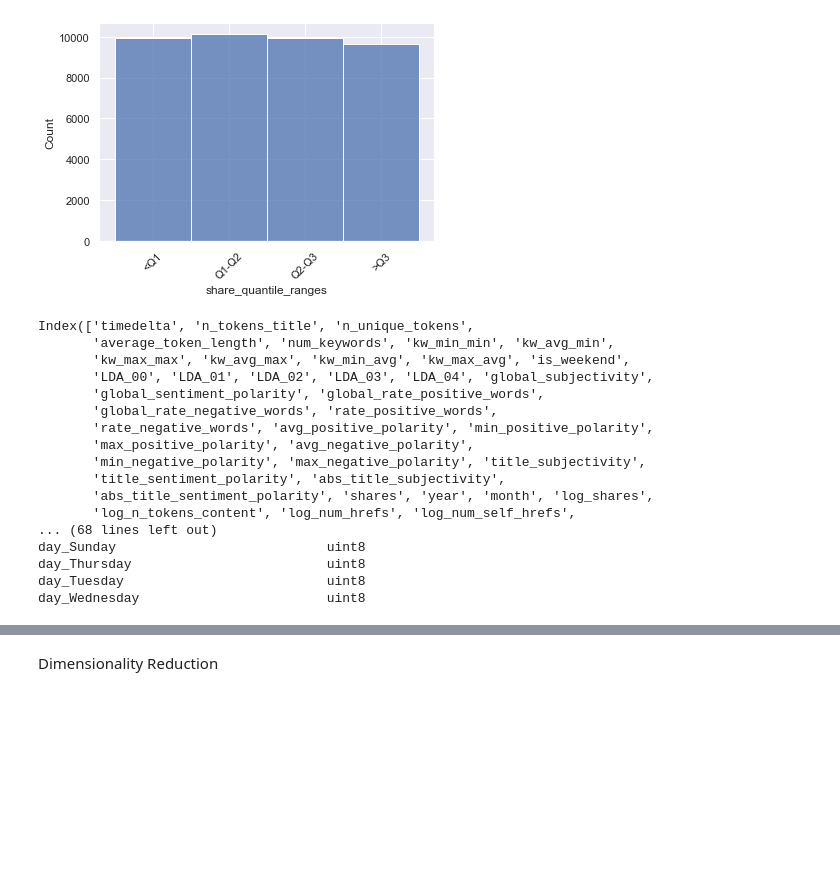
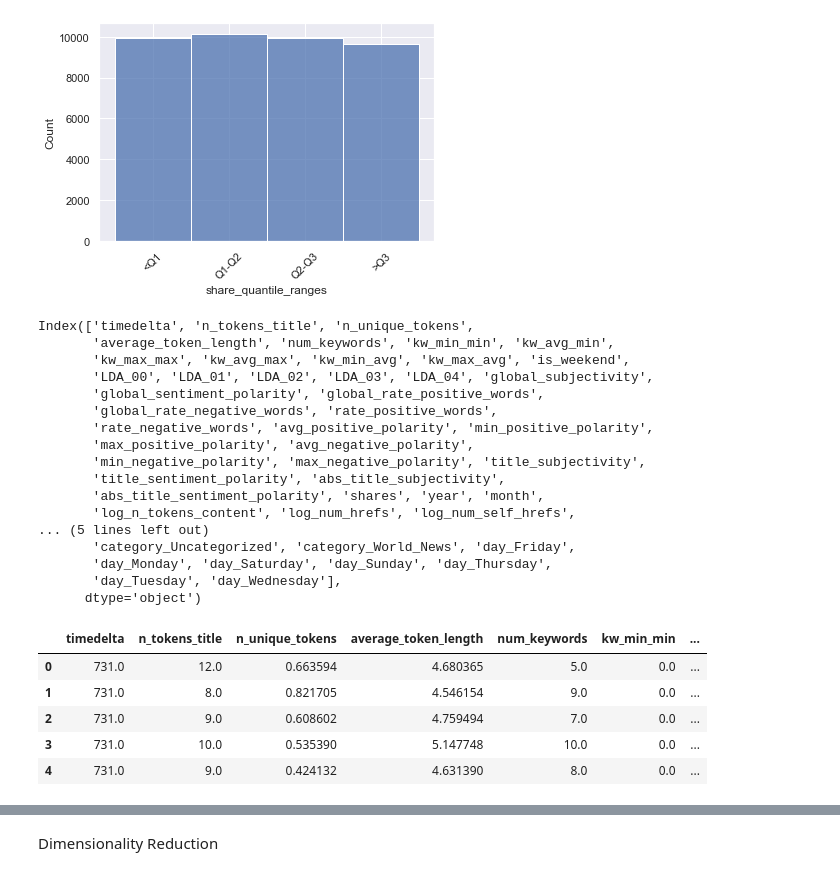
Before and after one commit to Mcusac/OnlineNewsPopML, a Jupyter notebook: 2 - Classification/Classification(Tim03).ipynb, the cells around one changed output, grey strips where cells are left out. Cells and saved outputs as stored; diff of their text form; code cells hidden in the pictures; blank space fills up the shorter version.

```diff
--- a/2 - Classification/Classification(Tim03).ipynb
+++ b/2 - Classification/Classification(Tim03).ipynb
@@ -482,42 +482,48 @@ plt.show()
 # drop certain columns
 df1 = df.drop('url_name', axis=1) # was a string
 df1 = df1.drop('date', axis=1) # datetime change didn't work.
-# df1 = df1.drop('log_shares', axis=1) # not useful
+df1 = df1.drop('log_shares', axis=1) # not useful
 
 df1['news_category'] = df1['news_category'].astype('category')
 df1['news_category'].dtypes
 
 df1['day_of_week'] = df1['day_of_week'].astype('category')
 df1['day_of_week'].dtypes
 
 
 df1 = pd.get_dummies(df1, columns=['news_category'], prefix='category')
 df1 = pd.get_dummies(df1, columns=['day_of_week'], prefix='day')
 
 
 print(df1.columns)
 
 # # drop Na's
 df1.dropna(inplace=True)
-print(df1.dtypes.to_string())
+df1.head()
 # %% [output]
 Index(['timedelta', 'n_tokens_title', 'n_unique_tokens',
        'average_token_length', 'num_keywords', 'kw_min_min', 'kw_avg_min',
        'kw_max_max', 'kw_avg_max', 'kw_min_avg', 'kw_max_avg', 'is_weekend',
        'LDA_00', 'LDA_01', 'LDA_02', 'LDA_03', 'LDA_04', 'global_subjectivity',
        'global_sentiment_polarity', 'global_rate_positive_words',
        'global_rate_negative_words', 'rate_positive_words',
        'rate_negative_words', 'avg_positive_polarity', 'min_positive_polarity',
        'max_positive_polarity', 'avg_negative_polarity',
        'min_negative_polarity', 'max_negative_polarity', 'title_subjectivity',
        'title_sentiment_polarity', 'abs_title_subjectivity',
-       'abs_title_sentiment_polarity', 'shares', 'year', 'month', 'log_shares',
+       'abs_title_sentiment_polarity', 'shares', 'year', 'month',
        'log_n_tokens_content', 'log_num_hrefs', 'log_num_self_hrefs',
-... (68 lines left out)
-day_Sunday                           uint8
-day_Thursday                         uint8
-day_Tuesday                          uint8
-day_Wednesday                        uint8
+... (5 lines left out)
+       'category_Uncategorized', 'category_World_News', 'day_Friday',
+       'day_Monday', 'day_Saturday', 'day_Sunday', 'day_Thursday',
+       'day_Tuesday', 'day_Wednesday'],
+      dtype='object')
+|  | timedelta | n_tokens_title | n_unique_tokens | average_token_length | num_keywords | kw_min_min | ... |
+| 0 | 731.0 | 12.0 | 0.663594 | 4.680365 | 5.0 | 0.0 | ... |
+| 1 | 731.0 | 8.0 | 0.821705 | 4.546154 | 9.0 | 0.0 | ... |
+| 2 | 731.0 | 9.0 | 0.608602 | 4.759494 | 7.0 | 0.0 | ... |
+| 3 | 731.0 | 10.0 | 0.535390 | 5.147748 | 10.0 | 0.0 | ... |
+| 4 | 731.0 | 9.0 | 0.424132 | 4.631390 | 8.0 | 0.0 | ... |
 # %%
 
 # Create share_quantile_ranges_variable for target
```
Also changed, not shown: parts of 20 cells of this notebook.
